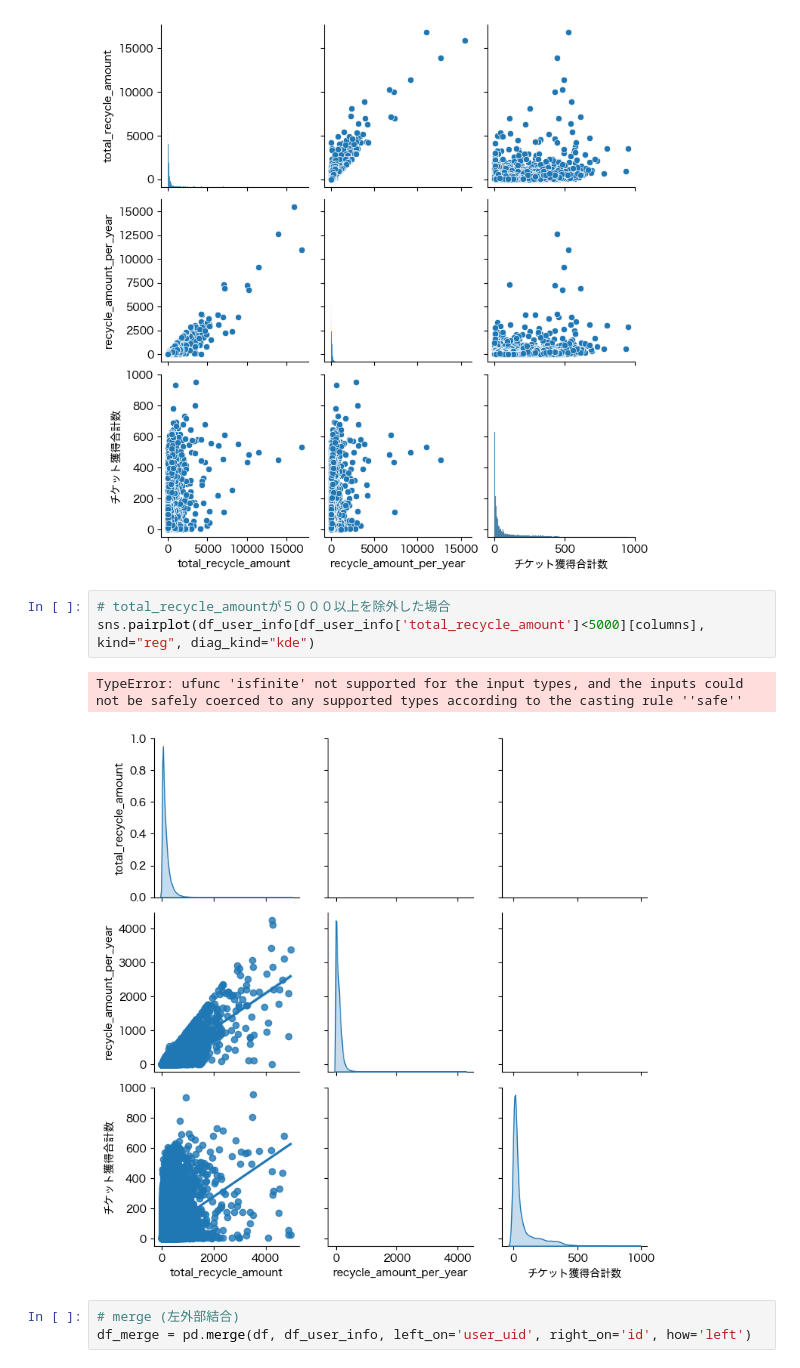
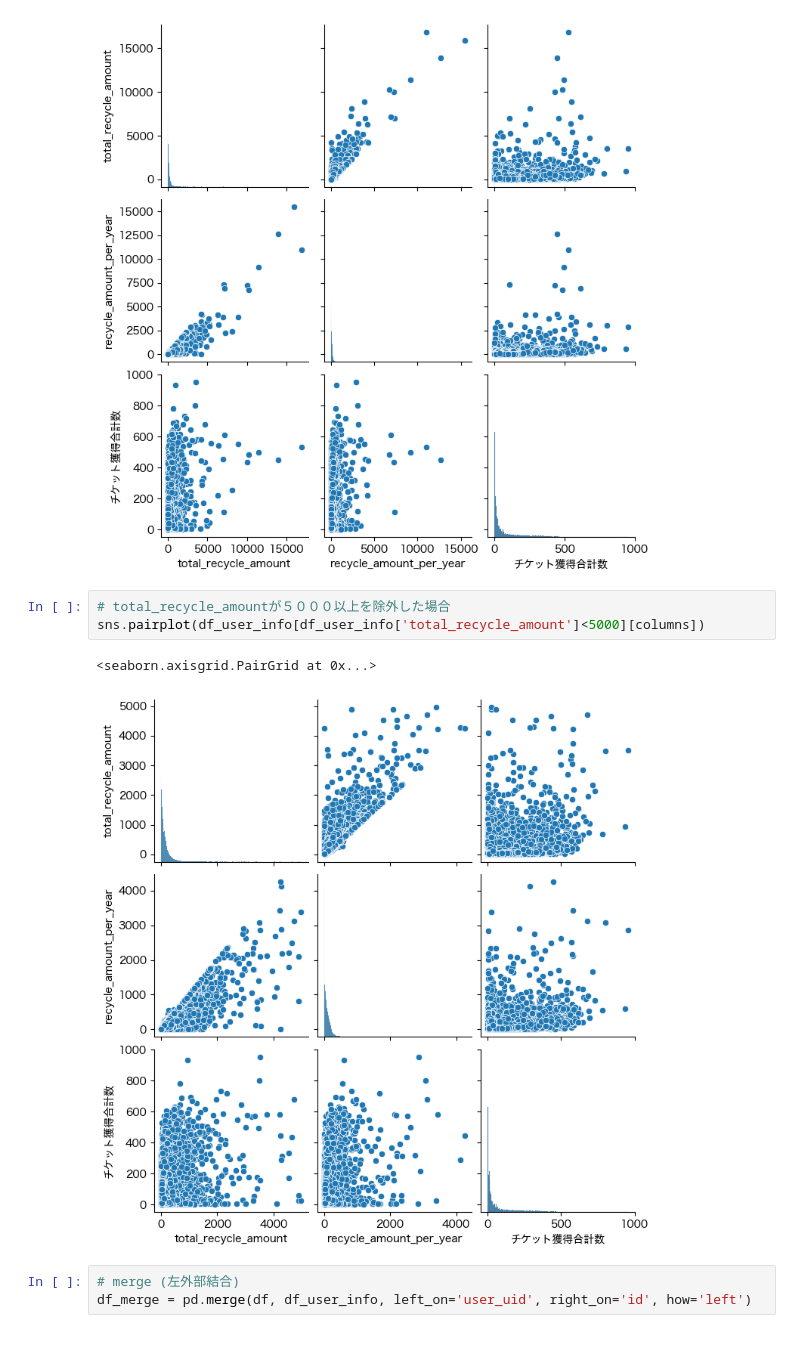
Before and after one commit to Naoya-Yasuda/MANABI_DX_QUEST_2023_PrePoC, a Jupyter notebook: notebook/visualization_gacha_history.ipynb, the cells around one changed output. Cells and saved outputs as stored; diff of their text form.

```diff
--- a/notebook/visualization_gacha_history.ipynb
+++ b/notebook/visualization_gacha_history.ipynb
@@ -293,10 +293,10 @@ sns.pairplot(df_user_info[columns])
 [figure]
 # %%
 # total_recycle_amountが５０００以上を除外した場合
-sns.pairplot(df_user_info[df_user_info['total_recycle_amount']<5000][columns], kind="reg", diag_kind="kde")
+sns.pairplot(df_user_info[df_user_info['total_recycle_amount']<5000][columns])
 # %% [output]
-TypeError: ufunc 'isfinite' not supported for the input types, and the inputs could not be safely coerced to any supported types according to the casting rule ''safe''
+<seaborn.axisgrid.PairGrid at 0x...>
-[figure, old version]
+[figure, new version]
 # %%
 # merge (左外部結合)
 df_merge = pd.merge(df, df_user_info, left_on='user_uid', right_on='id', how='left')
```
